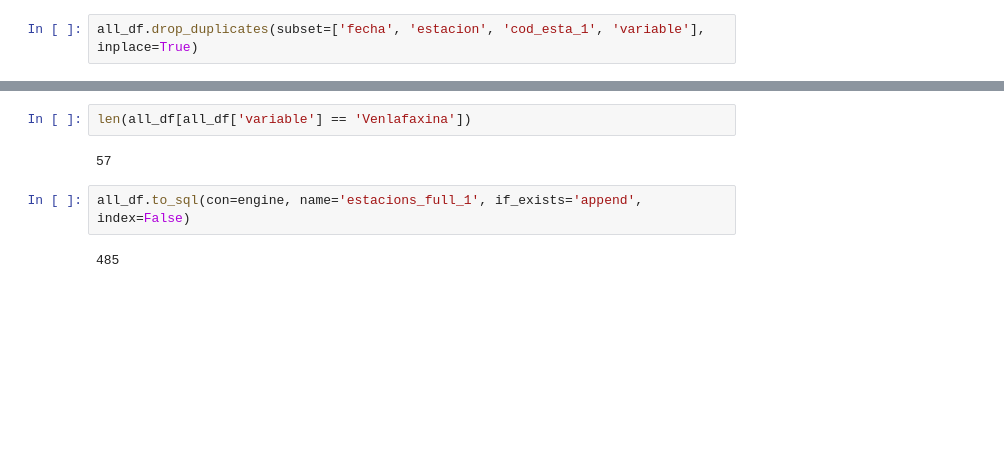
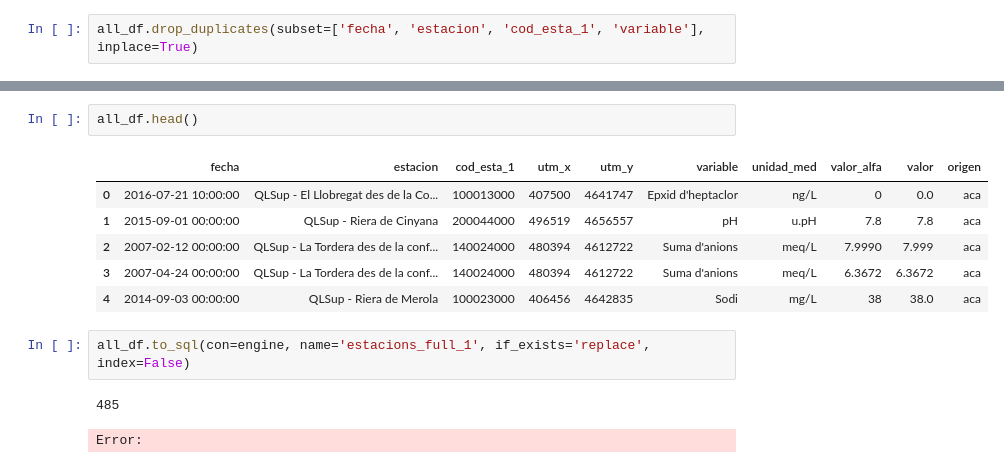
Before and after one commit to icra/traca, a Jupyter notebook: inputs compound generator/scripts/actualitzar_mostres_riu.ipynb, the cells around one changed output, grey strips where cells are left out. Drawn from its saved outputs; the diff is of its cells as text; blank space fills up the shorter version.

```diff
--- a/inputs compound generator/scripts/actualitzar_mostres_riu.ipynb
+++ b/inputs compound generator/scripts/actualitzar_mostres_riu.ipynb
@@ -192,8 +183,14 @@ all_df[all_df['variable'] == 'Venlafaxina']
-# %%
-len(all_df[all_df['variable'] == 'Venlafaxina'])
-# %% [output]
-57
+# %%
+all_df.head()
+# %% [output]
+|  | fecha | estacion | cod_esta_1 | utm_x | utm_y | variable | unidad_med | valor_alfa | valor | origen |
+| 0 | 2016-07-21 10:00:00 | QLSup - El Llobregat des de la Co... | 100013000 | 407500 | 4641747 | Epxid d'heptaclor | ng/L | 0 | 0.0 | aca |
+| 1 | 2015-09-01 00:00:00 | QLSup - Riera de Cinyana | 200044000 | 496519 | 4656557 | pH | u.pH | 7.8 | 7.8 | aca |
+| 2 | 2007-02-12 00:00:00 | QLSup - La Tordera des de la conf... | 140024000 | 480394 | 4612722 | Suma d'anions | meq/L | 7.9990 | 7.999 | aca |
+| 3 | 2007-04-24 00:00:00 | QLSup - La Tordera des de la conf... | 140024000 | 480394 | 4612722 | Suma d'anions | meq/L | 6.3672 | 6.3672 | aca |
+| 4 | 2014-09-03 00:00:00 | QLSup - Riera de Merola | 100023000 | 406456 | 4642835 | Sodi | mg/L | 38 | 38.0 | aca |
 # %%
-all_df.to_sql(con=engine, name='estacions_full_1', if_exists='append', index=False)
+all_df.to_sql(con=engine, name='estacions_full_1', if_exists='replace', index=False)
 # %% [output]
 485
+Error:
```
Also changed, not shown: parts of 7 cells of this notebook, 5 other files.
